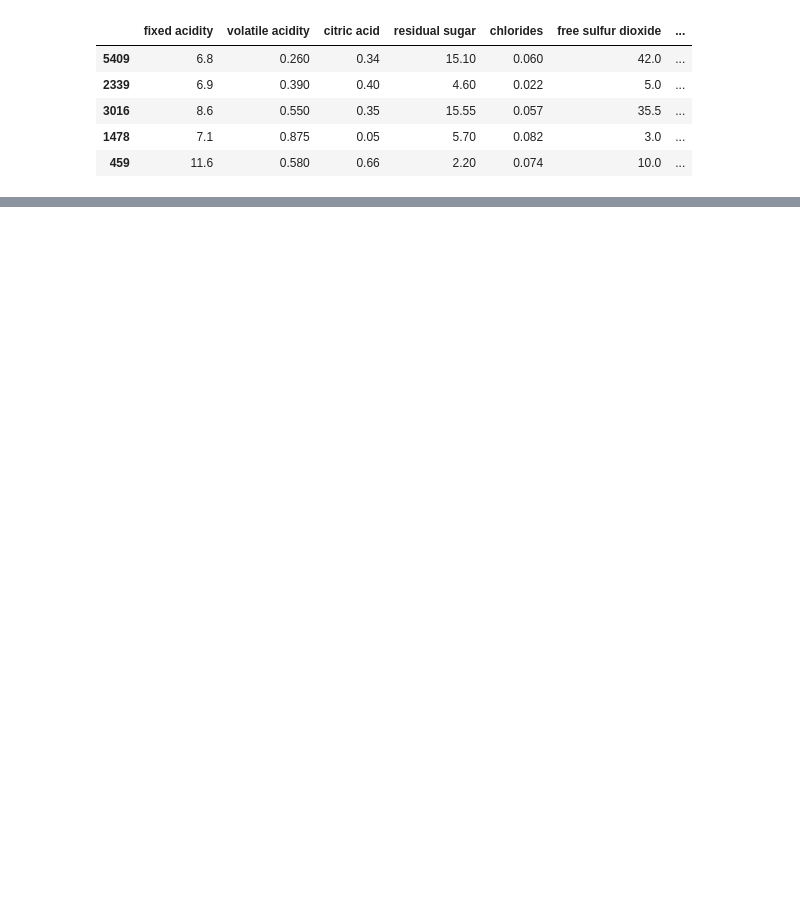
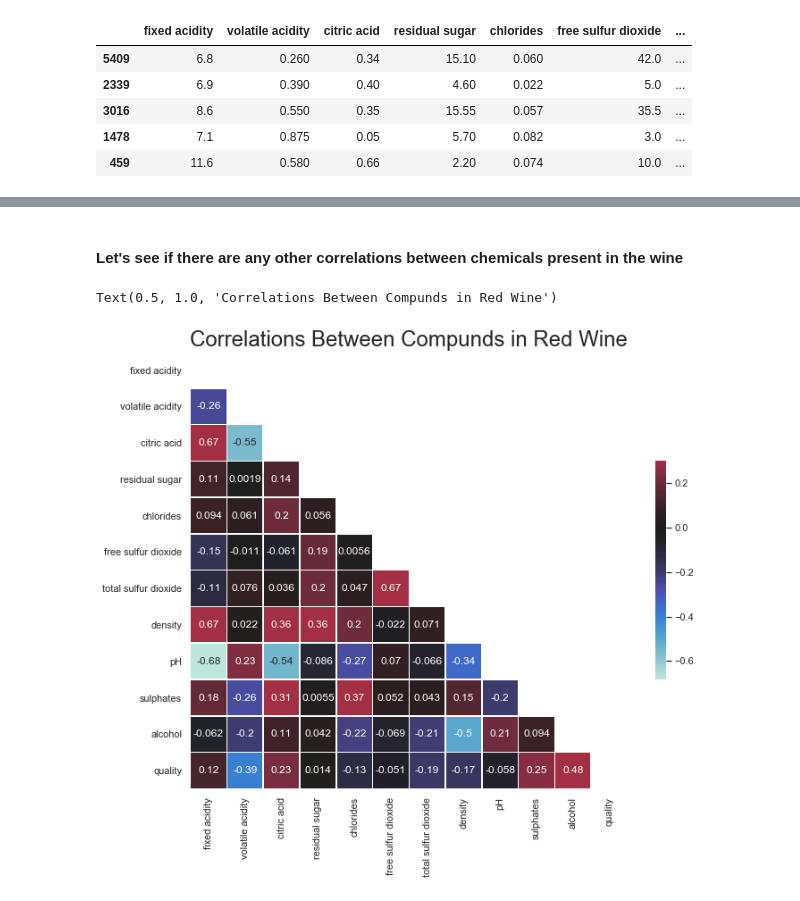
Before and after one commit to ochoa-jessica/Wine_Quality, a Jupyter notebook: Determine_High_Wine_Quality.ipynb, the cells around one changed output, grey strips where cells are left out. Drawn from its saved outputs; the diff is of its cells as text; code cells hidden in the pictures; blank space fills up the shorter version.

```diff
--- a/Determine_High_Wine_Quality.ipynb
+++ b/Determine_High_Wine_Quality.ipynb
@@ -62,0 +229,24 @@ dtype: int64
+# %% [markdown]
+#### Let's see if there are any other correlations between chemicals present in the wine
+# %%
+sns.set_style("white")
+corr = red_wine_df.corr()
+mask = np.triu(np.ones_like(corr, dtype=bool))
+f, ax = plt.subplots(figsize=(11,9))
+cmap = sns.diverging_palette(230, 20, as_cmap=True)
+sns.heatmap(
+corr,
+    mask=mask,
+    cmap="icefire",
+    annot=True,
+    vmax=0.3,
+    center=0,
+    square=True,
+    linewidths=0.5,
+    cbar_kws={"shrink": 0.5},
+)
+
+plt.title("Correlations Between Compunds in Red Wine", size=24)
+# %% [output]
+Text(0.5, 1.0, 'Correlations Between Compunds in Red Wine')
+[figure, added]
```
Also changed, not shown: parts of 40 cells of this notebook.
